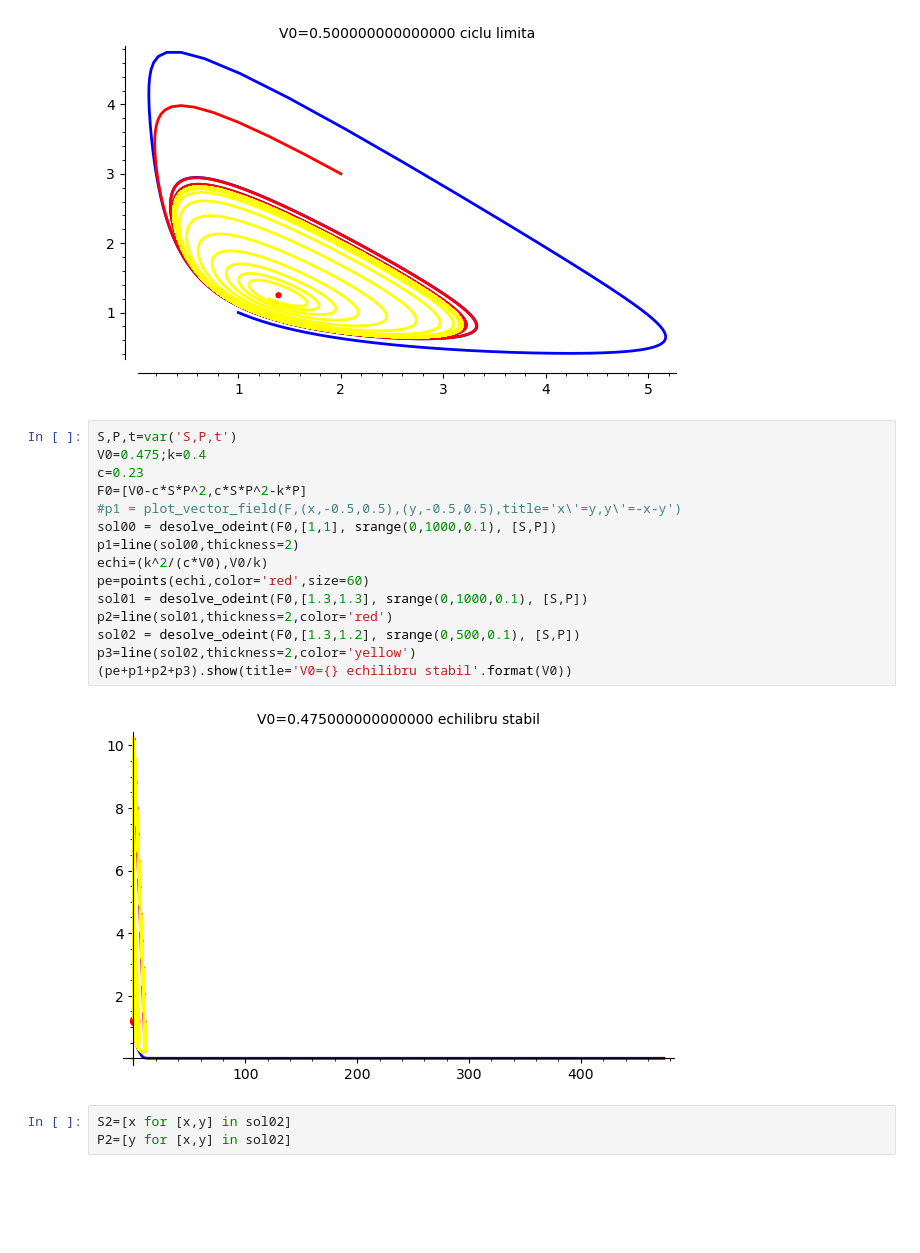
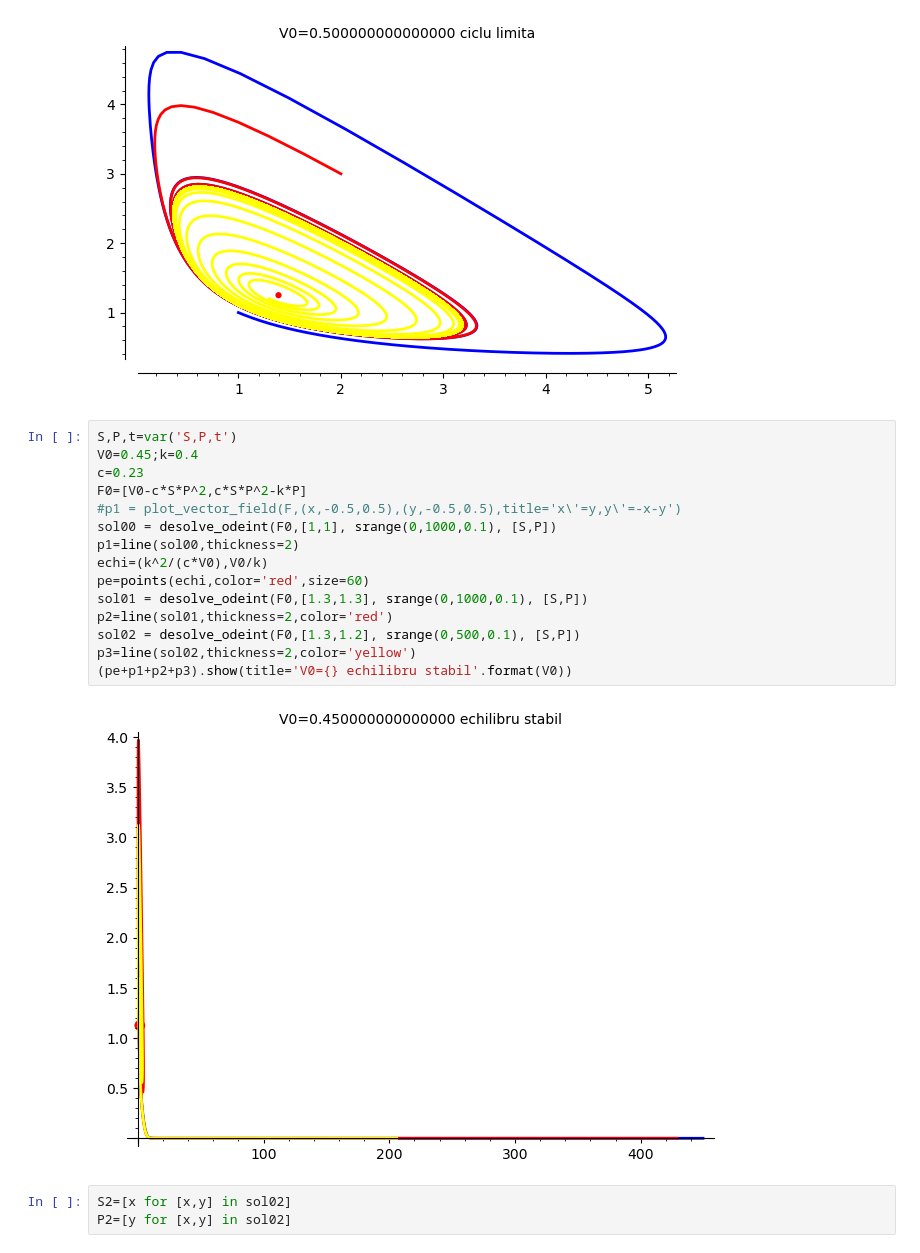
Before and after one commit to adhalanay/curs-ecologie, a Jupyter notebook: Laboratorul 6.ipynb, the cells around one changed output. Saved outputs shown, nothing was run; the diff lists cells and outputs as text; blank space fills up the shorter version.

```diff
--- a/Laboratorul 6.ipynb
+++ b/Laboratorul 6.ipynb
@@ -144,21 +144,21 @@ p3=line(sol02,thickness=2,color='yellow')
 [figure]
 # %%
 S,P,t=var('S,P,t')
-V0=0.475;k=0.4
+V0=0.45;k=0.4
 c=0.23
 F0=[V0-c*S*P^2,c*S*P^2-k*P]
 #p1 = plot_vector_field(F,(x,-0.5,0.5),(y,-0.5,0.5),title='x\'=y,y\'=-x-y')
 sol00 = desolve_odeint(F0,[1,1], srange(0,1000,0.1), [S,P])
 p1=line(sol00,thickness=2)
 echi=(k^2/(c*V0),V0/k)
 pe=points(echi,color='red',size=60)
 sol01 = desolve_odeint(F0,[1.3,1.3], srange(0,1000,0.1), [S,P])
 p2=line(sol01,thickness=2,color='red')
 sol02 = desolve_odeint(F0,[1.3,1.2], srange(0,500,0.1), [S,P])
 p3=line(sol02,thickness=2,color='yellow')
 (pe+p1+p2+p3).show(title='V0={} echilibru stabil'.format(V0))
 # %% [output]
-[figure, old version]
+[figure, new version]
 # %%
 S2=[x for [x,y] in sol02]
 P2=[y for [x,y] in sol02]
```
Also changed, not shown: parts of 2 cells of this notebook, 1 other file.
